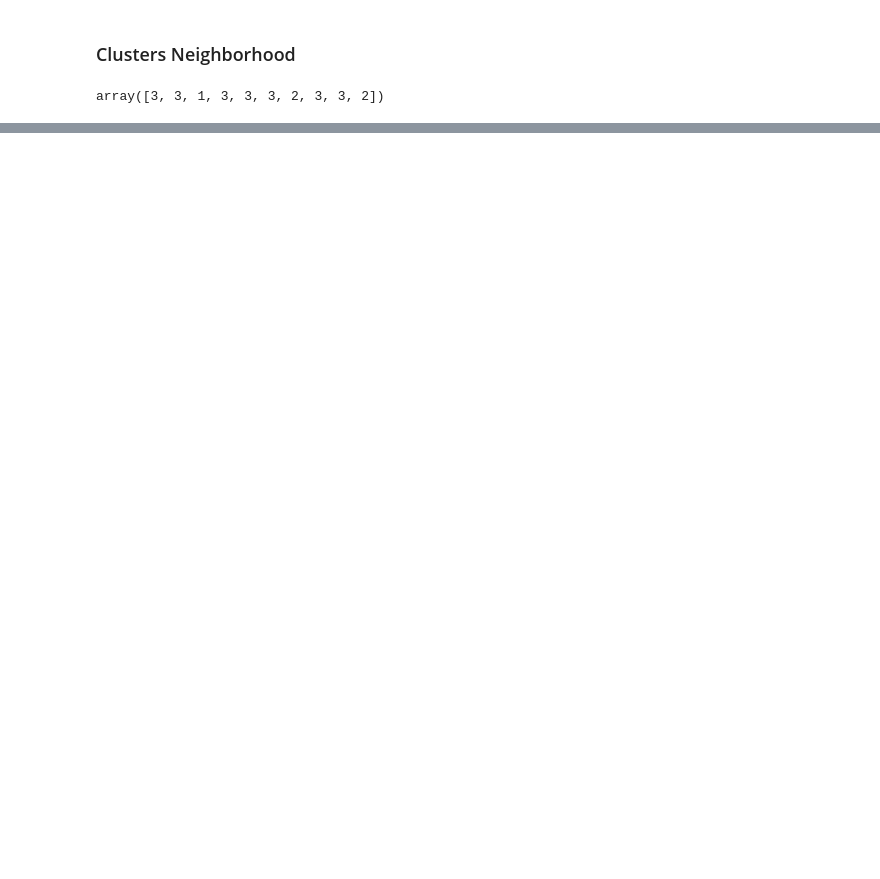
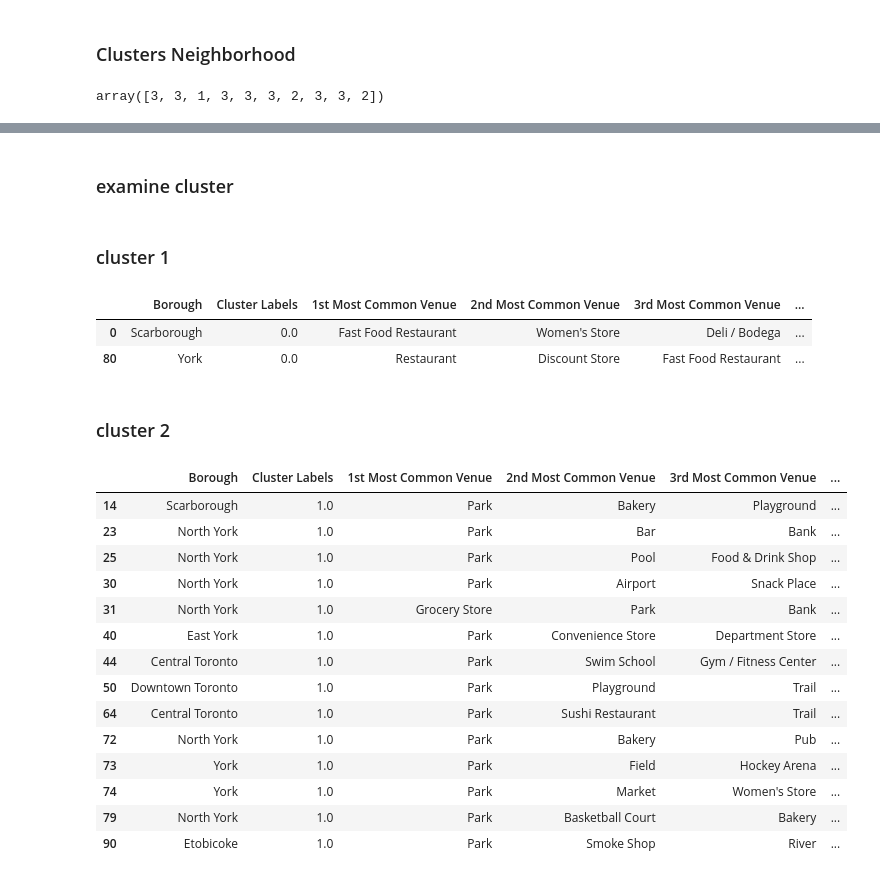
Before and after one commit to nymeowmeow/Coursera_Capstone, a Jupyter notebook: clustering.ipynb, the cells around one changed output, grey strips where cells are left out. Saved outputs shown, nothing was run; the diff lists cells and outputs as text; code cells hidden in the pictures; blank space fills up the shorter version.

```diff
--- a/clustering.ipynb
+++ b/clustering.ipynb
@@ -608,3 +615,33 @@ for lat, lon, poi, cluster in zip(toronto_merged['Latitude'], toronto_merged['Lo
 map_clusters
 # %% [output]
 [interactive output not drawn]
+# %% [markdown]
+### examine cluster
+# %% [markdown]
+### cluster 1
+# %%
+toronto_merged.loc[toronto_merged['Cluster Labels'] == 0, toronto_merged.columns[[1] + list(range(5, toronto_merged.shape[1]))]]
+# %% [output]
+|  | Borough | Cluster Labels | 1st Most Common Venue | 2nd Most Common Venue | 3rd Most Common Venue | ... |
+| 0 | Scarborough | 0.0 | Fast Food Restaurant | Women's Store | Deli / Bodega | ... |
+| 80 | York | 0.0 | Restaurant | Discount Store | Fast Food Restaurant | ... |
+# %% [markdown]
+### cluster 2
+# %%
+toronto_merged.loc[toronto_merged['Cluster Labels'] == 1, toronto_merged.columns[[1] + list(range(5, toronto_merged.shape[1]))]]
+# %% [output]
+|  | Borough | Cluster Labels | 1st Most Common Venue | 2nd Most Common Venue | 3rd Most Common Venue | ... |
+| 14 | Scarborough | 1.0 | Park | Bakery | Playground | ... |
+| 23 | North York | 1.0 | Park | Bar | Bank | ... |
+| 25 | North York | 1.0 | Park | Pool | Food & Drink Shop | ... |
+| 30 | North York | 1.0 | Park | Airport | Snack Place | ... |
+| 31 | North York | 1.0 | Grocery Store | Park | Bank | ... |
+| 40 | East York | 1.0 | Park | Convenience Store | Department Store | ... |
+| 44 | Central Toronto | 1.0 | Park | Swim School | Gym / Fitness Center | ... |
+| 50 | Downtown Toronto | 1.0 | Park | Playground | Trail | ... |
+| 64 | Central Toronto | 1.0 | Park | Sushi Restaurant | Trail | ... |
+| 72 | North York | 1.0 | Park | Bakery | Pub | ... |
+| 73 | York | 1.0 | Park | Field | Hockey Arena | ... |
+| 74 | York | 1.0 | Park | Market | Women's Store | ... |
+| 79 | North York | 1.0 | Park | Basketball Court | Bakery | ... |
+| 90 | Etobicoke | 1.0 | Park | Smoke Shop | River | ... |
```
Also changed, not shown: parts of 9 cells of this notebook.
